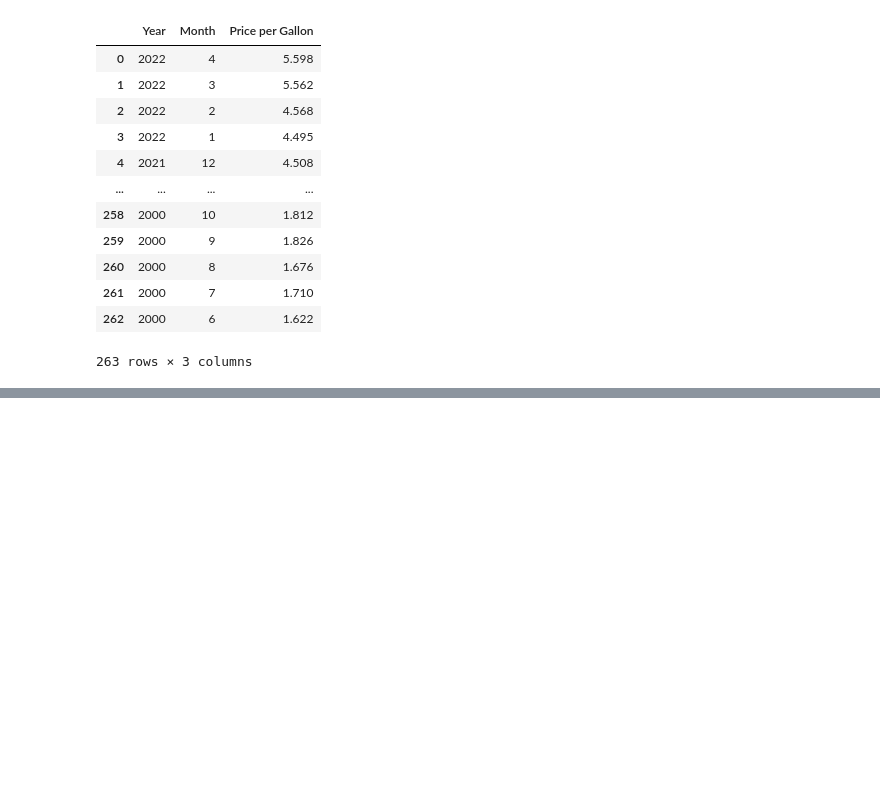
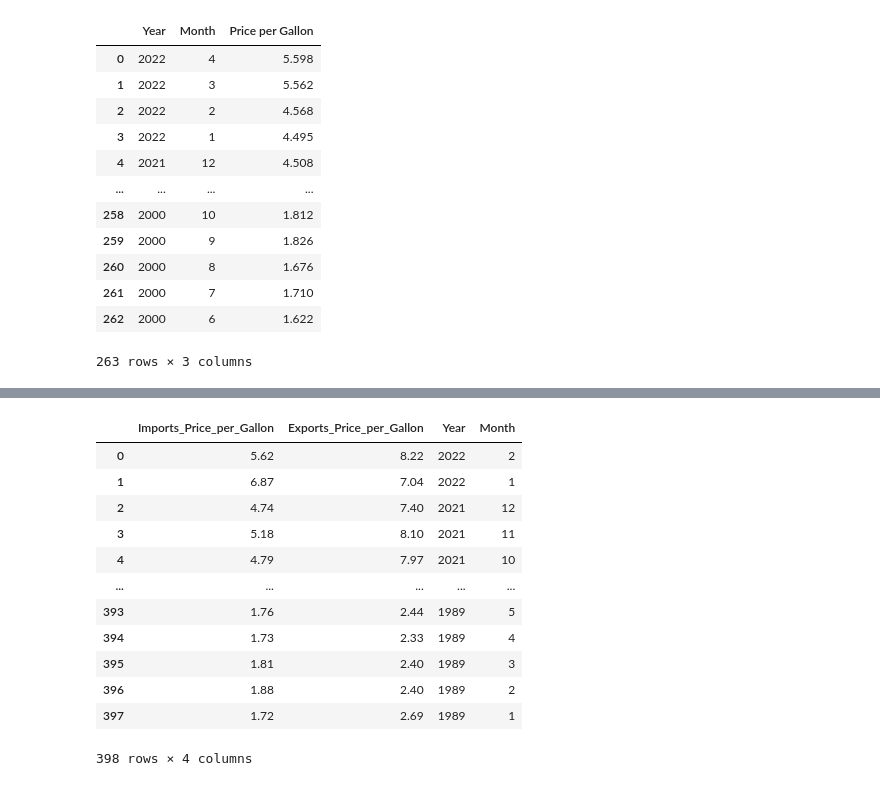
Before and after one commit to FIRE-Phoebe/Gas_Price_analysis, a Jupyter notebook: weekly_to_monthly_df.ipynb, the cells around one changed output, grey strips where cells are left out. Saved outputs shown, nothing was run; the diff lists cells and outputs as text; code cells hidden in the pictures; blank space fills up the shorter version.

```diff
--- a/weekly_to_monthly_df.ipynb
+++ b/weekly_to_monthly_df.ipynb
@@ -278,0 +433,17 @@ cali_all_form_retail_gas_prices_df
+# %%
+us_price_export_import= us_price_export_import.drop(["Year-Month"],axis=1)
+us_price_export_import
+# %% [output]
+|  | Imports_Price_per_Gallon | Exports_Price_per_Gallon | Year | Month |
+| 0 | 5.62 | 8.22 | 2022 | 2 |
+| 1 | 6.87 | 7.04 | 2022 | 1 |
+| 2 | 4.74 | 7.40 | 2021 | 12 |
+| 3 | 5.18 | 8.10 | 2021 | 11 |
+| 4 | 4.79 | 7.97 | 2021 | 10 |
+| ... | ... | ... | ... | ... |
+| 393 | 1.76 | 2.44 | 1989 | 5 |
+| 394 | 1.73 | 2.33 | 1989 | 4 |
+| 395 | 1.81 | 2.40 | 1989 | 3 |
+| 396 | 1.88 | 2.40 | 1989 | 2 |
+| 397 | 1.72 | 2.69 | 1989 | 1 |
+398 rows × 4 columns
```
Also changed, not shown: parts of 40 cells of this notebook, 2 other files.
